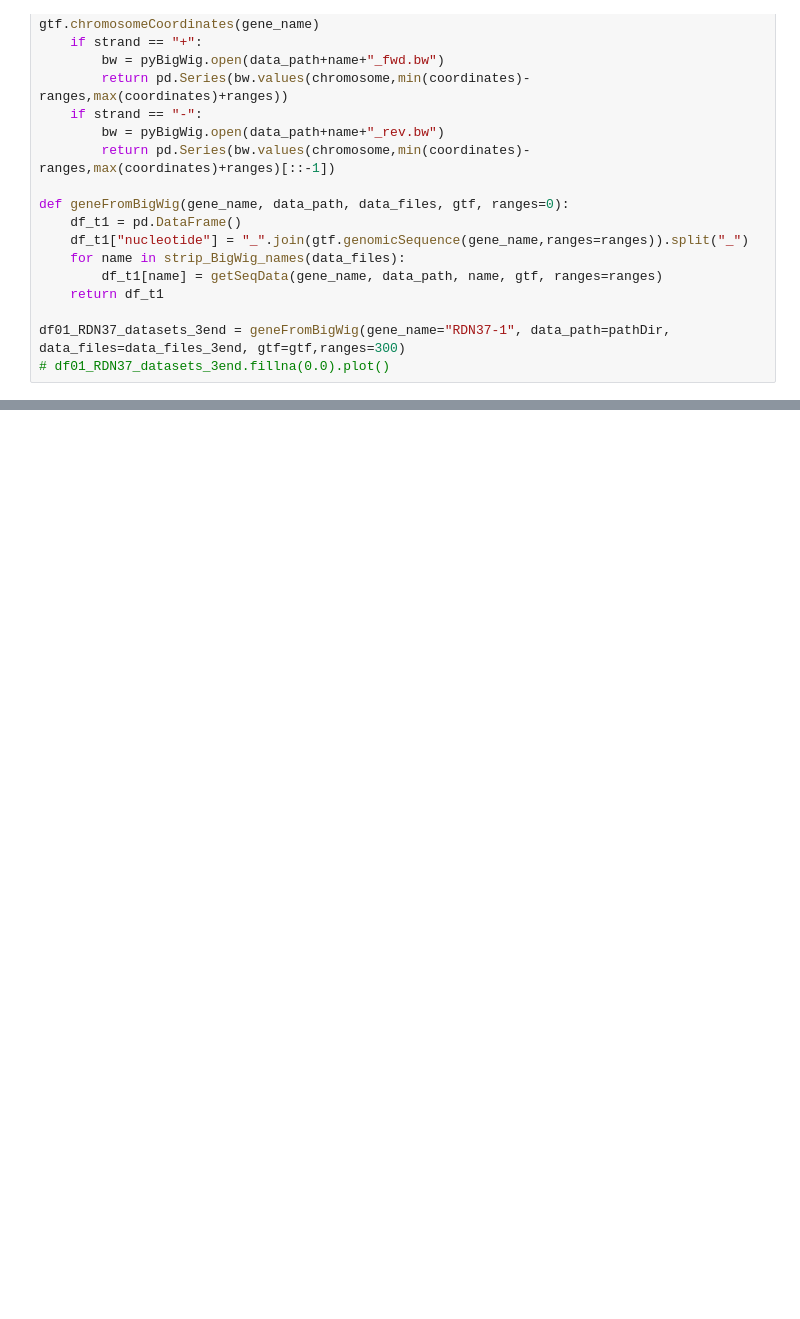
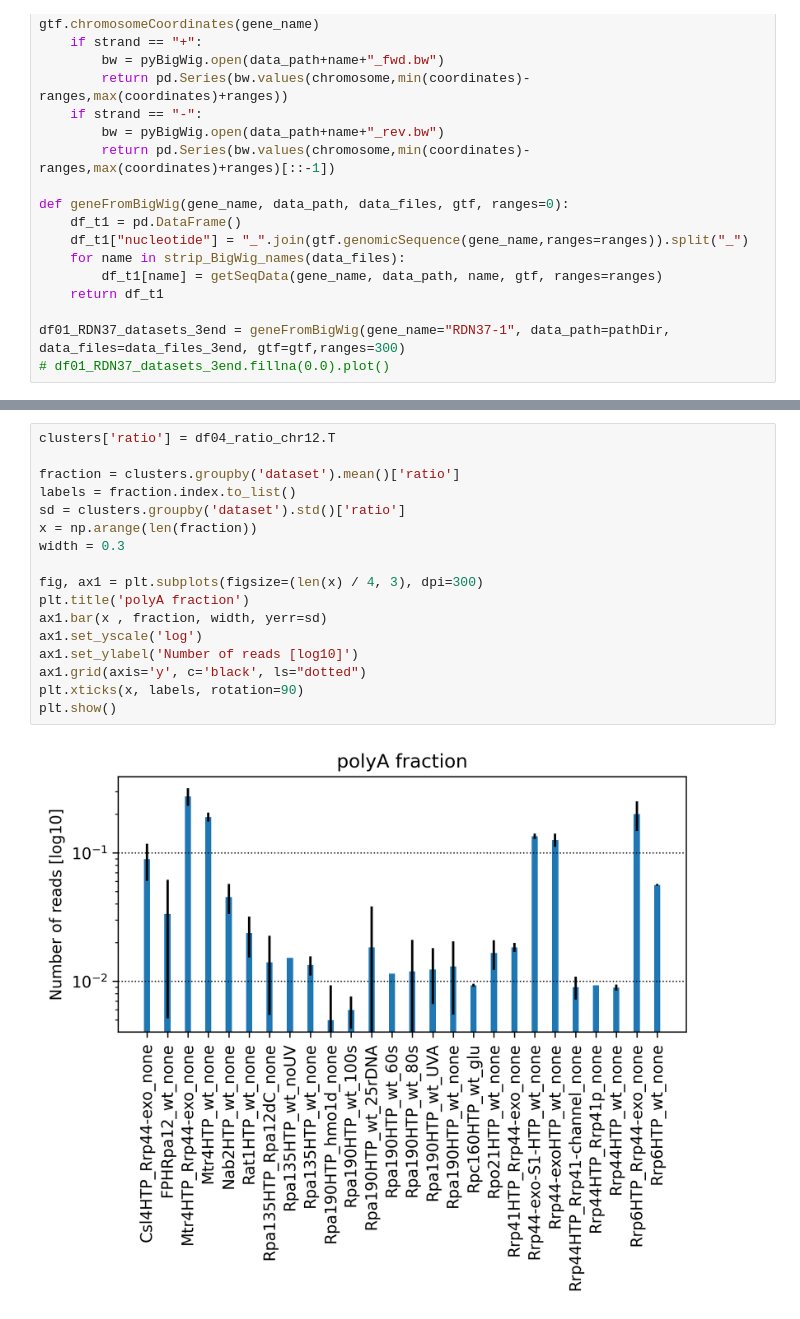
Before and after one commit to tturowski/Pol1_termination_MS, a Jupyter notebook: 05_notebooks/Fig_1.ipynb, the cells around one changed output, grey strips where cells are left out. Saved outputs shown, nothing was run; the diff lists cells and outputs as text; blank space fills up the shorter version.

```diff
--- a/05_notebooks/Fig_1.ipynb
+++ b/05_notebooks/Fig_1.ipynb
@@ -285,0 +208,19 @@ dtype: float64
+# %%
+clusters['ratio'] = df04_ratio_chr12.T
+
+fraction = clusters.groupby('dataset').mean()['ratio']
+labels = fraction.index.to_list()
+sd = clusters.groupby('dataset').std()['ratio']
+x = np.arange(len(fraction))
+width = 0.3
+
+fig, ax1 = plt.subplots(figsize=(len(x) / 4, 3), dpi=300)
+plt.title('polyA fraction')
+ax1.bar(x , fraction, width, yerr=sd)
+ax1.set_yscale('log')
+ax1.set_ylabel('Number of reads [log10]')
+ax1.grid(axis='y', c='black', ls="dotted")
+plt.xticks(x, labels, rotation=90)
+plt.show()
+# %% [output]
+[figure, added]
```
Also changed, not shown: parts of 13 cells of this notebook.
